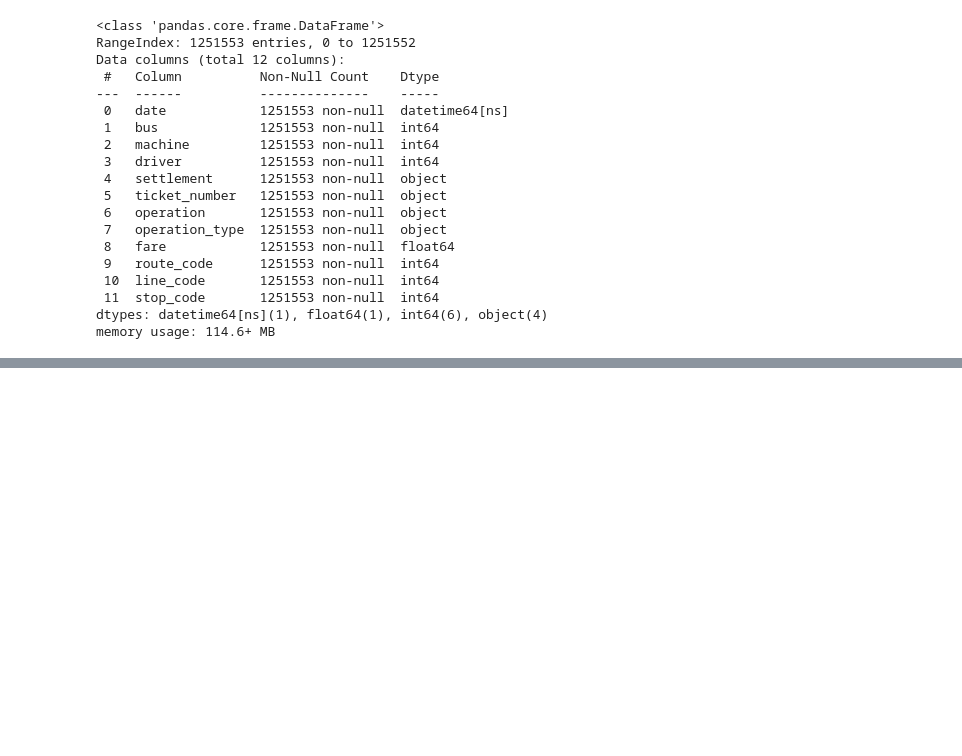
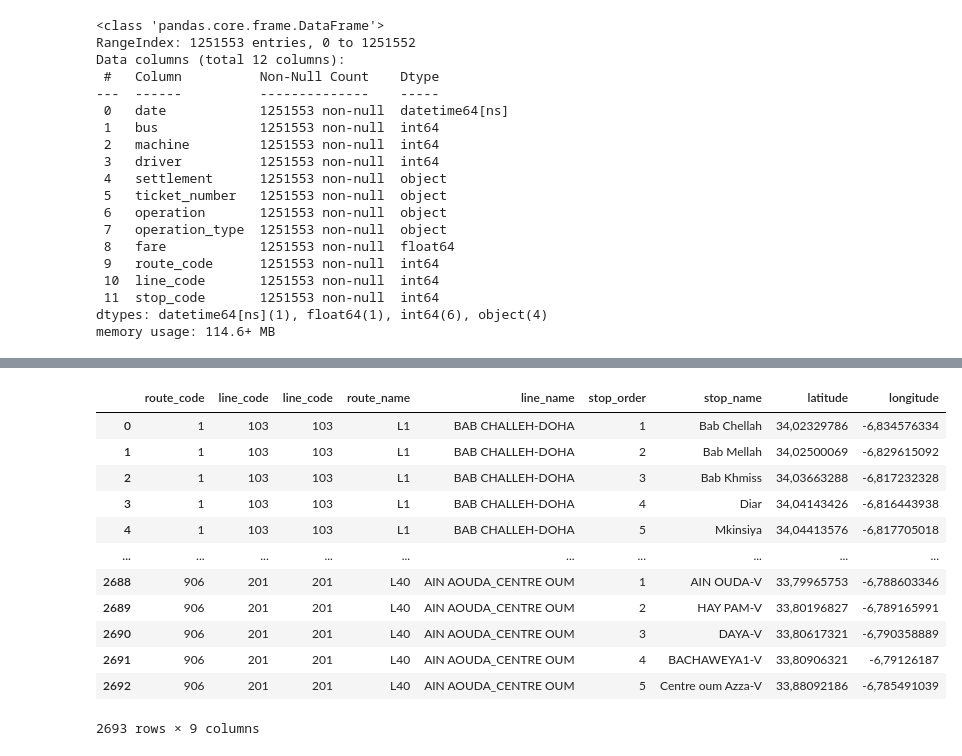
Before and after one commit to Arturo-Rodriguez-Moreno/Transport_proyect, a Jupyter notebook: notebook/clean_tickets.ipynb, the cells around one changed output, grey strips where cells are left out. Saved outputs shown, nothing was run; the diff lists cells and outputs as text; code cells hidden in the pictures; blank space fills up the shorter version.

```diff
--- a/notebook/clean_tickets.ipynb
+++ b/notebook/clean_tickets.ipynb
@@ -319,0 +358,16 @@ topologia.head()
+# %%
+topologia[['route_code', 'line_code', 'line_code', 'route_name', 'line_name', 'stop_order', 'stop_name', 'latitude', 'longitude']]
+# %% [output]
+|  | route_code | line_code | line_code | route_name | line_name | stop_order | stop_name | latitude | longitude |
+| 0 | 1 | 103 | 103 | L1 | BAB CHALLEH-DOHA | 1 | Bab Chellah | 34,02329786 | -6,834576334 |
+| 1 | 1 | 103 | 103 | L1 | BAB CHALLEH-DOHA | 2 | Bab Mellah | 34,02500069 | -6,829615092 |
+| 2 | 1 | 103 | 103 | L1 | BAB CHALLEH-DOHA | 3 | Bab Khmiss | 34,03663288 | -6,817232328 |
+| 3 | 1 | 103 | 103 | L1 | BAB CHALLEH-DOHA | 4 | Diar | 34,04143426 | -6,816443938 |
+| 4 | 1 | 103 | 103 | L1 | BAB CHALLEH-DOHA | 5 | Mkinsiya | 34,04413576 | -6,817705018 |
+| ... | ... | ... | ... | ... | ... | ... | ... | ... | ... |
+| 2688 | 906 | 201 | 201 | L40 | AIN AOUDA_CENTRE OUM | 1 | AIN OUDA-V | 33,79965753 | -6,788603346 |
+| 2689 | 906 | 201 | 201 | L40 | AIN AOUDA_CENTRE OUM | 2 | HAY PAM-V | 33,80196827 | -6,789165991 |
+| 2690 | 906 | 201 | 201 | L40 | AIN AOUDA_CENTRE OUM | 3 | DAYA-V | 33,80617321 | -6,790358889 |
+| 2691 | 906 | 201 | 201 | L40 | AIN AOUDA_CENTRE OUM | 4 | BACHAWEYA1-V | 33,80906321 | -6,79126187 |
+| 2692 | 906 | 201 | 201 | L40 | AIN AOUDA_CENTRE OUM | 5 | Centre oum Azza-V | 33,88092186 | -6,785491039 |
+2693 rows × 9 columns
```
Also changed, not shown: parts of 48 cells of this notebook.
